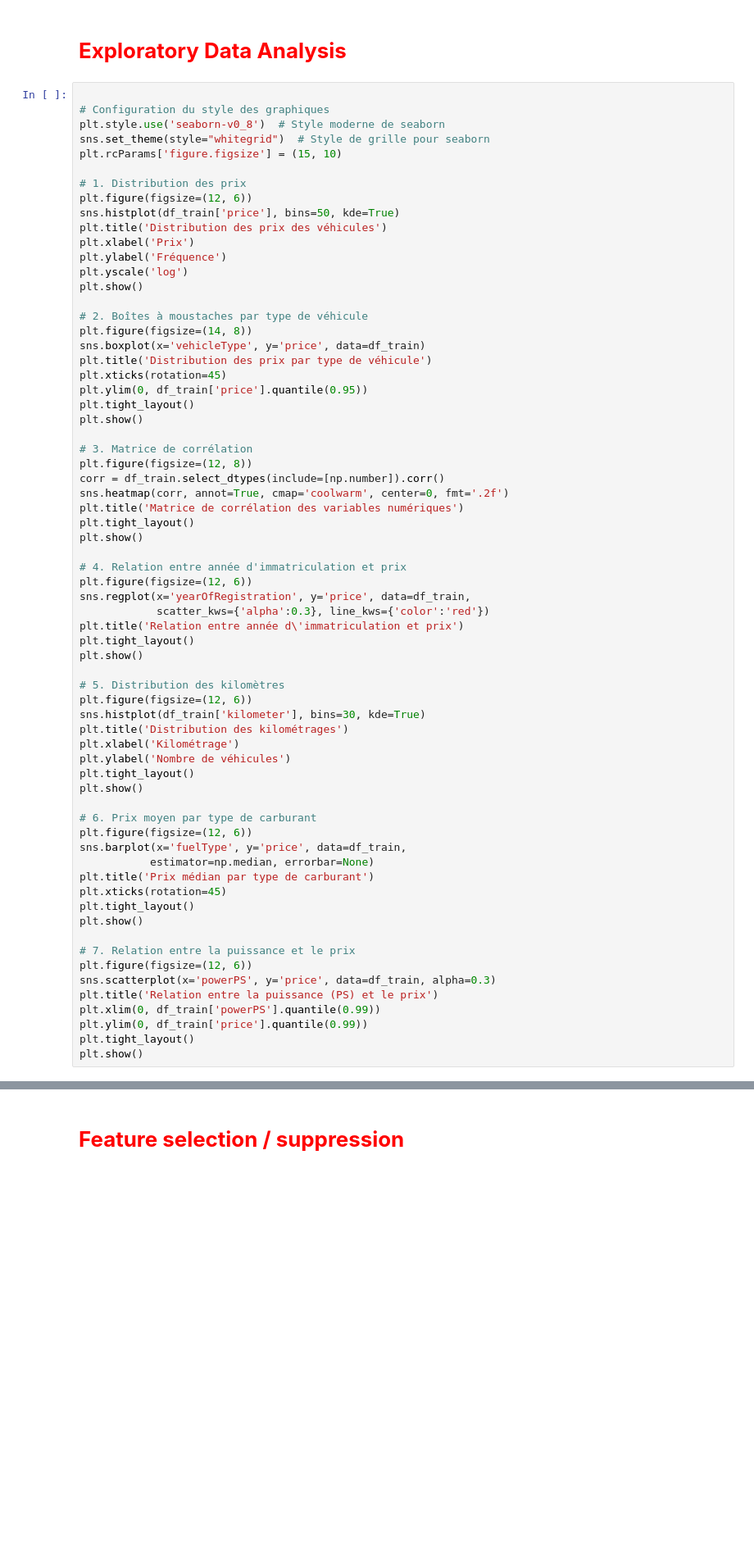
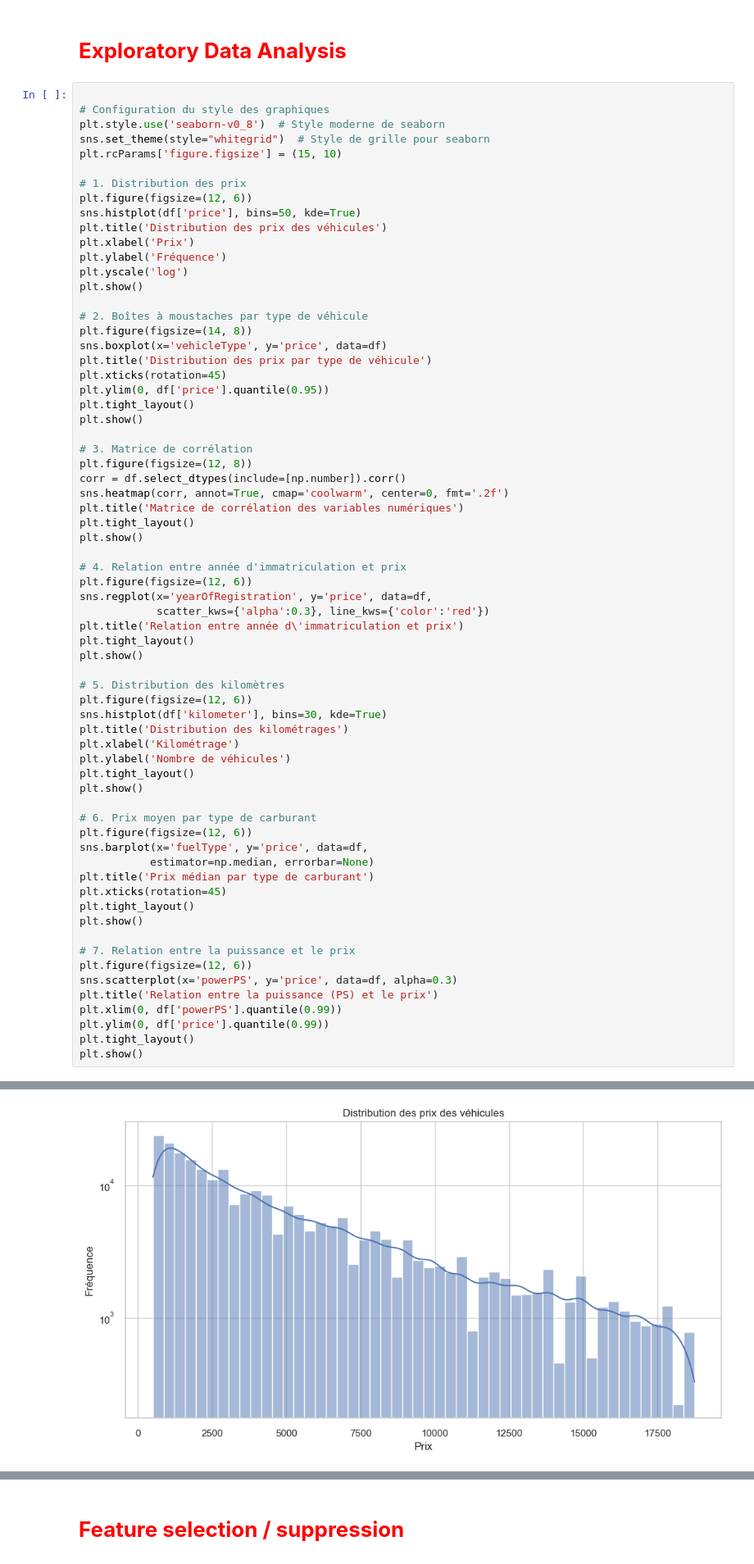
Before and after one commit to hugodbrnn/Machine-learning-project-cars, a Jupyter notebook: project.ipynb, the cells around one changed output, grey strips where cells are left out. Shown at 82% size. Saved outputs shown, nothing was run; the diff lists cells and outputs as text; blank space fills up the shorter version.

Commit message:
data cleaning done + premier test modele

```diff
--- a/project.ipynb
+++ b/project.ipynb
@@ -508,7 +498,7 @@ plt.rcParams['figure.figsize'] = (15, 10)
 
 # 1. Distribution des prix
 plt.figure(figsize=(12, 6))
-sns.histplot(df_train['price'], bins=50, kde=True)
+sns.histplot(df['price'], bins=50, kde=True)
 plt.title('Distribution des prix des véhicules')
 plt.xlabel('Prix')
 plt.ylabel('Fréquence')
@@ -517,16 +507,16 @@ plt.show()
 
 # 2. Boîtes à moustaches par type de véhicule
 plt.figure(figsize=(14, 8))
-sns.boxplot(x='vehicleType', y='price', data=df_train)
+sns.boxplot(x='vehicleType', y='price', data=df)
 plt.title('Distribution des prix par type de véhicule')
 plt.xticks(rotation=45)
-plt.ylim(0, df_train['price'].quantile(0.95))
+plt.ylim(0, df['price'].quantile(0.95))
 plt.tight_layout()
 plt.show()
 
 # 3. Matrice de corrélation
 plt.figure(figsize=(12, 8))
-corr = df_train.select_dtypes(include=[np.number]).corr()
+corr = df.select_dtypes(include=[np.number]).corr()
 sns.heatmap(corr, annot=True, cmap='coolwarm', center=0, fmt='.2f')
 plt.title('Matrice de corrélation des variables numériques')
 plt.tight_layout()
@@ -534,7 +524,7 @@ plt.show()
 
 # 4. Relation entre année d'immatriculation et prix
 plt.figure(figsize=(12, 6))
-sns.regplot(x='yearOfRegistration', y='price', data=df_train,
+sns.regplot(x='yearOfRegistration', y='price', data=df,
             scatter_kws={'alpha':0.3}, line_kws={'color':'red'})
 plt.title('Relation entre année d\'immatriculation et prix')
 plt.tight_layout()
@@ -542,7 +532,7 @@ plt.show()
 
 # 5. Distribution des kilomètres
 plt.figure(figsize=(12, 6))
-sns.histplot(df_train['kilometer'], bins=30, kde=True)
+sns.histplot(df['kilometer'], bins=30, kde=True)
 plt.title('Distribution des kilométrages')
 plt.xlabel('Kilométrage')
 plt.ylabel('Nombre de véhicules')
@@ -551,7 +541,7 @@ plt.show()
 
 # 6. Prix moyen par type de carburant
 plt.figure(figsize=(12, 6))
-sns.barplot(x='fuelType', y='price', data=df_train,
+sns.barplot(x='fuelType', y='price', data=df,
            estimator=np.median, errorbar=None)
 plt.title('Prix médian par type de carburant')
 plt.xticks(rotation=45)
@@ -560,10 +550,10 @@ plt.show()
 
 # 7. Relation entre la puissance et le prix
 plt.figure(figsize=(12, 6))
-sns.scatterplot(x='powerPS', y='price', data=df_train, alpha=0.3)
+sns.scatterplot(x='powerPS', y='price', data=df, alpha=0.3)
 plt.title('Relation entre la puissance (PS) et le prix')
-plt.xlim(0, df_train['powerPS'].quantile(0.99))
-plt.ylim(0, df_train['price'].quantile(0.99))
+plt.xlim(0, df['powerPS'].quantile(0.99))
+plt.ylim(0, df['price'].quantile(0.99))
 plt.tight_layout()
 plt.show()
 # %% [output]
@@ -571,0 +560 @@ NameError: name 'df_train' is not defined
+[figure, added]
```
Also changed, not shown: parts of 7 cells of this notebook.
